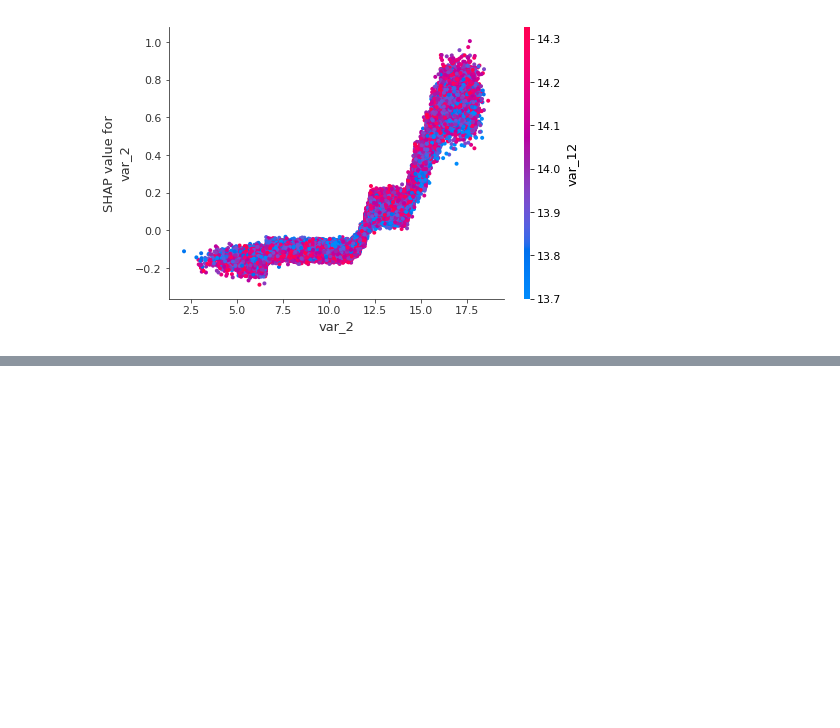
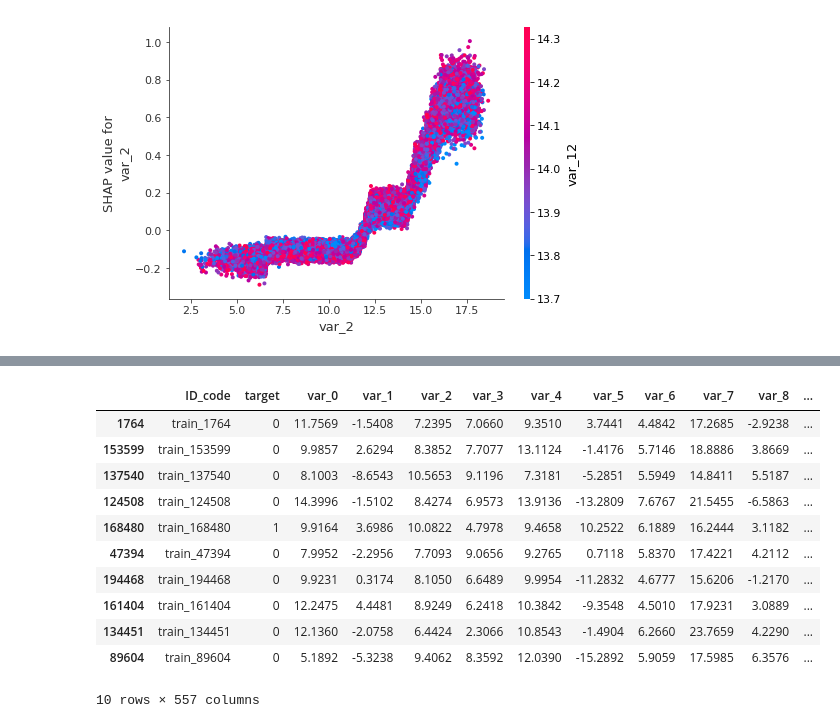
Before and after one commit to qiletan/santander-customer-transaction-prediction, a Jupyter notebook: notebooks/04_lgb_FE.ipynb, the cells around one changed output, grey strips where cells are left out. Saved outputs shown, nothing was run; the diff lists cells and outputs as text; code cells hidden in the pictures; blank space fills up the shorter version.

```diff
--- a/notebooks/04_lgb_FE.ipynb
+++ b/notebooks/04_lgb_FE.ipynb
@@ -385,0 +673,4 @@ train_df.groupby('target').mean()
+# %%
+train_df['var_2_random_count'] = train_df['var_2_random'].map(train_df['var_2_random'].value_counts())
+# %%
+train_df['var_2_count'] = train_df['var_2'].map(train_df['var_2'].value_counts())
@@ -385,0 +708,2 @@ train_df.groupby('target').mean()
+# %%
+train_df['var_2_count_simulated'] = train_df['var_2'].map(train_df['var_2_random'].value_counts())
@@ -385,0 +726,2 @@ train_df.groupby('target').mean()
+# %%
+train_df['diff_var_2'] = train_df['var_2_count_simulated'] - train_df['var_2_count']
@@ -385,0 +749,15 @@ train_df.groupby('target').mean()
+# %%
+train_df.sample(10)
+# %% [output]
+|  | ID_code | target | var_0 | var_1 | var_2 | var_3 | var_4 | var_5 | var_6 | var_7 | var_8 | ... |
+| 1764 | train_1764 | 0 | 11.7569 | -1.5408 | 7.2395 | 7.0660 | 9.3510 | 3.7441 | 4.4842 | 17.2685 | -2.9238 | ... |
+| 153599 | train_153599 | 0 | 9.9857 | 2.6294 | 8.3852 | 7.7077 | 13.1124 | -1.4176 | 5.7146 | 18.8886 | 3.8669 | ... |
+| 137540 | train_137540 | 0 | 8.1003 | -8.6543 | 10.5653 | 9.1196 | 7.3181 | -5.2851 | 5.5949 | 14.8411 | 5.5187 | ... |
+| 124508 | train_124508 | 0 | 14.3996 | -1.5102 | 8.4274 | 6.9573 | 13.9136 | -13.2809 | 7.6767 | 21.5455 | -6.5863 | ... |
+| 168480 | train_168480 | 1 | 9.9164 | 3.6986 | 10.0822 | 4.7978 | 9.4658 | 10.2522 | 6.1889 | 16.2444 | 3.1182 | ... |
+| 47394 | train_47394 | 0 | 7.9952 | -2.2956 | 7.7093 | 9.0656 | 9.2765 | 0.7118 | 5.8370 | 17.4221 | 4.2112 | ... |
+| 194468 | train_194468 | 0 | 9.9231 | 0.3174 | 8.1050 | 6.6489 | 9.9954 | -11.2832 | 4.6777 | 15.6206 | -1.2170 | ... |
+| 161404 | train_161404 | 0 | 12.2475 | 4.4481 | 8.9249 | 6.2418 | 10.3842 | -9.3548 | 4.5010 | 17.9231 | 3.0889 | ... |
+| 134451 | train_134451 | 0 | 12.1360 | -2.0758 | 6.4424 | 2.3066 | 10.8543 | -1.4904 | 6.2660 | 23.7659 | 4.2290 | ... |
+| 89604 | train_89604 | 0 | 5.1892 | -5.3238 | 9.4062 | 8.3592 | 12.0390 | -15.2892 | 5.9059 | 17.5985 | 6.3576 | ... |
+10 rows × 557 columns
```
Also changed, not shown: parts of 55 cells of this notebook, 20 other files.
